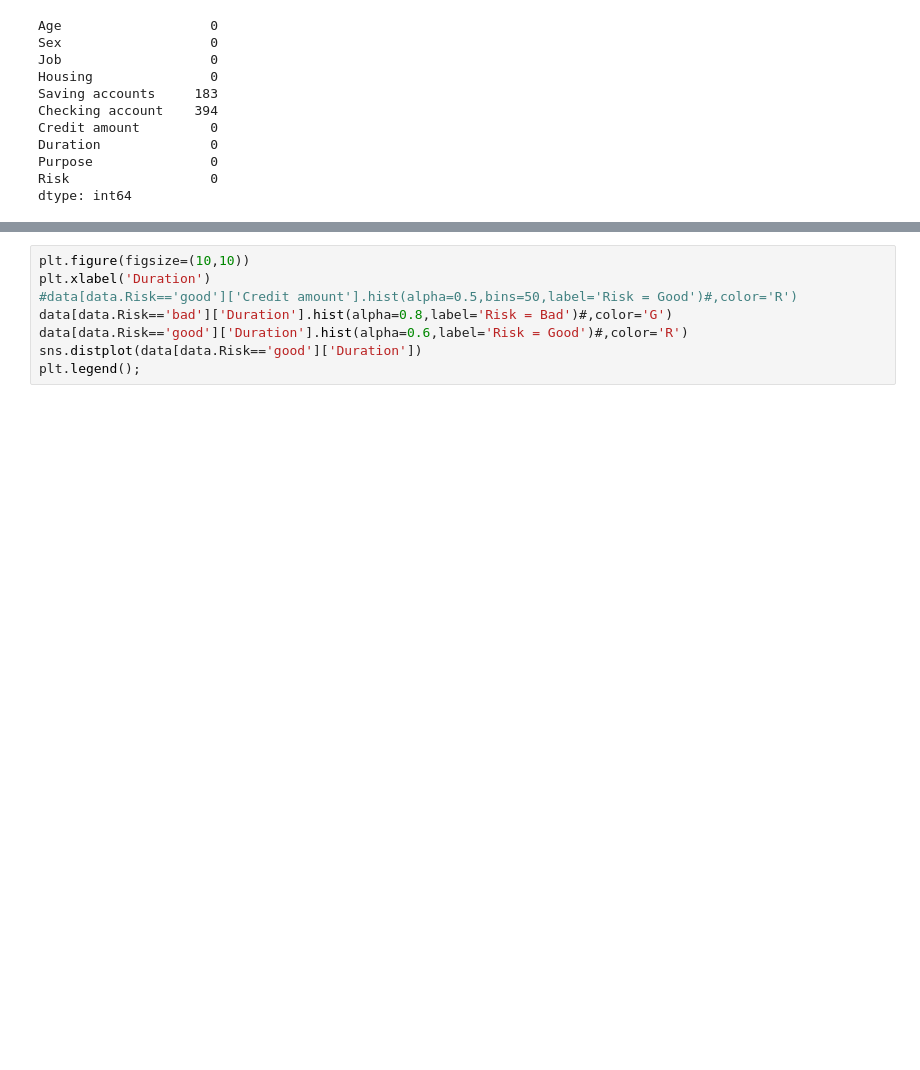
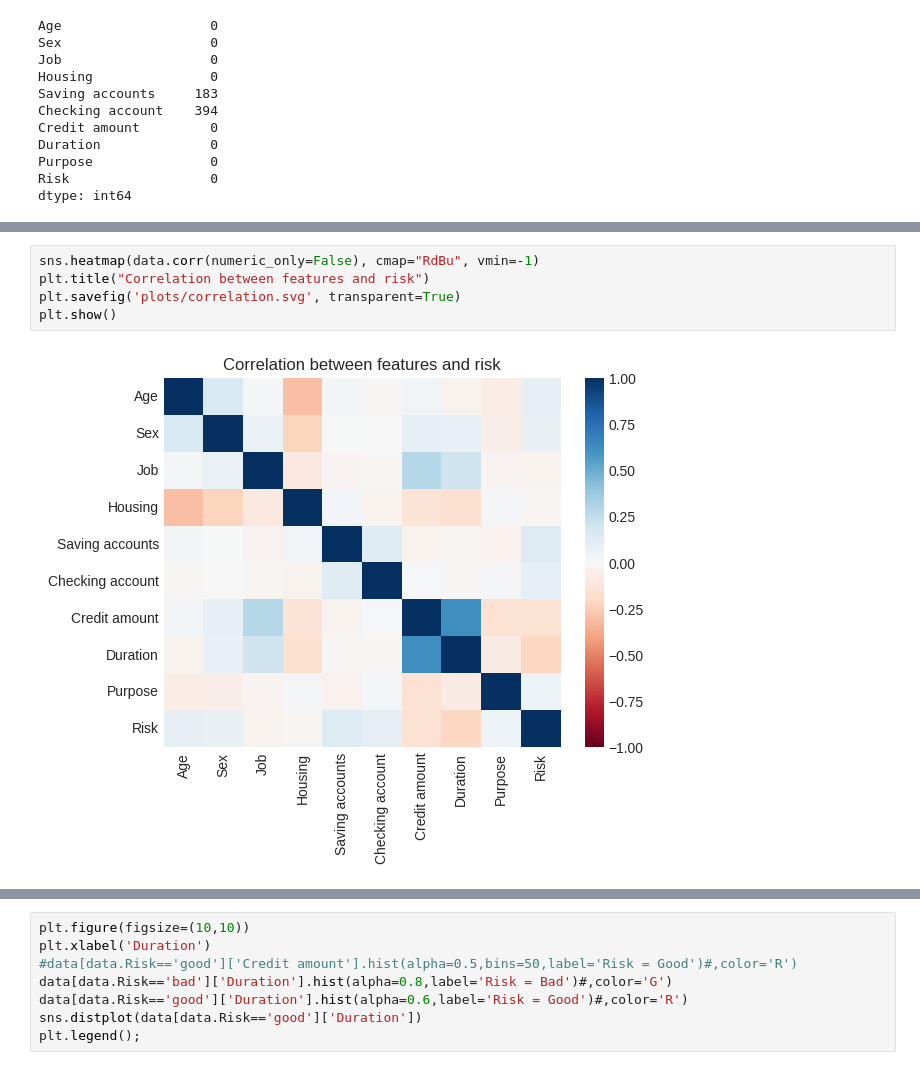
Before and after one commit to DanielGardin/MO810---Aprendizado-de-M-quina--tico, a Jupyter notebook: T0 - Avaliação Diagnóstica/Notebook 0.1 - Problema de crédito e análise de variáveis.ipynb, the cells around one changed output, grey strips where cells are left out. Cells and saved outputs as stored; diff of their text form; blank space fills up the shorter version.

```diff
--- a/T0 - Avaliação Diagnóstica/Notebook 0.1 - Problema de crédito e análise de variáveis.ipynb
+++ b/T0 - Avaliação Diagnóstica/Notebook 0.1 - Problema de crédito e análise de variáveis.ipynb
@@ -66 +78,8 @@ data1.groupby(['Sex','Checking account']).size().unstack()
+# %%
+sns.heatmap(data.corr(numeric_only=False), cmap="RdBu", vmin=-1)
+plt.title("Correlation between features and risk")
+plt.savefig('plots/correlation.svg', transparent=True)
+plt.show()
+# %% [output]
+[figure, added]
 # %%
```
Also changed, not shown: parts of 35 cells of this notebook, 9 other files.
